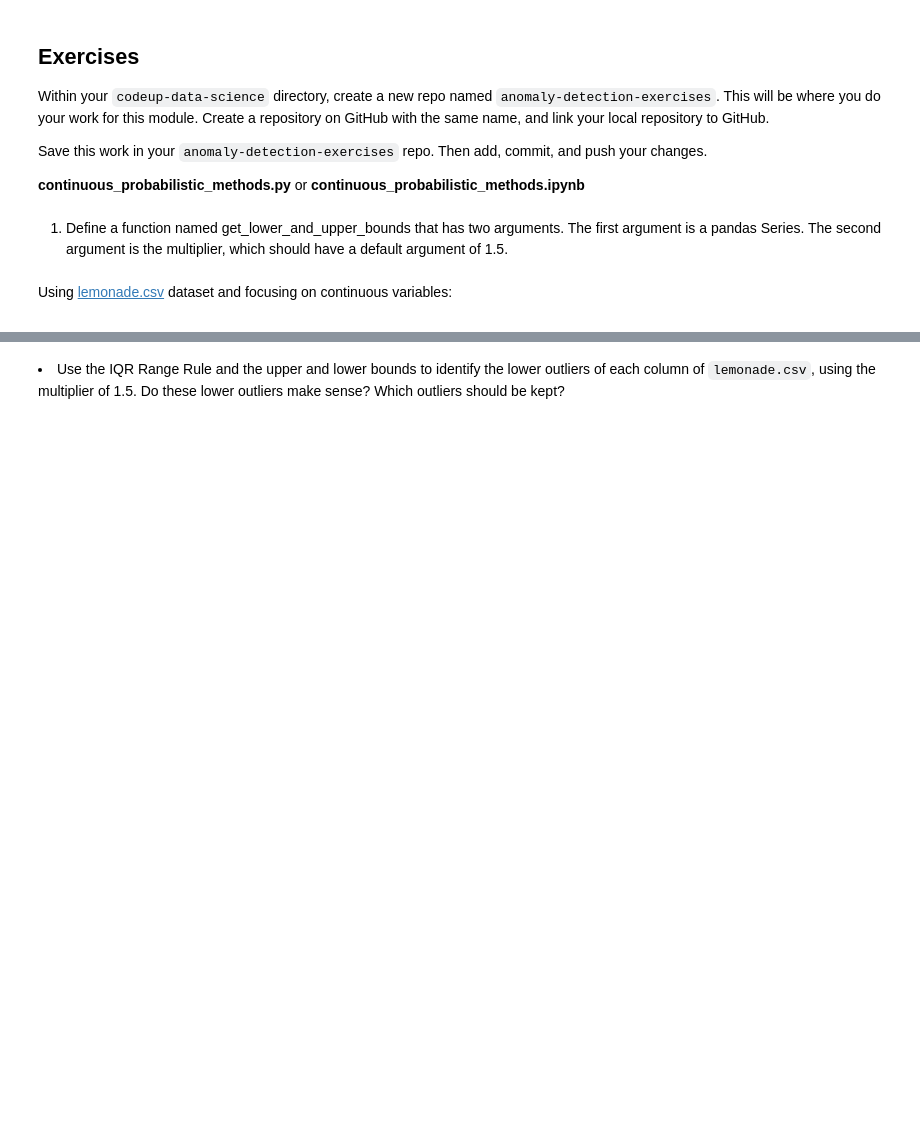
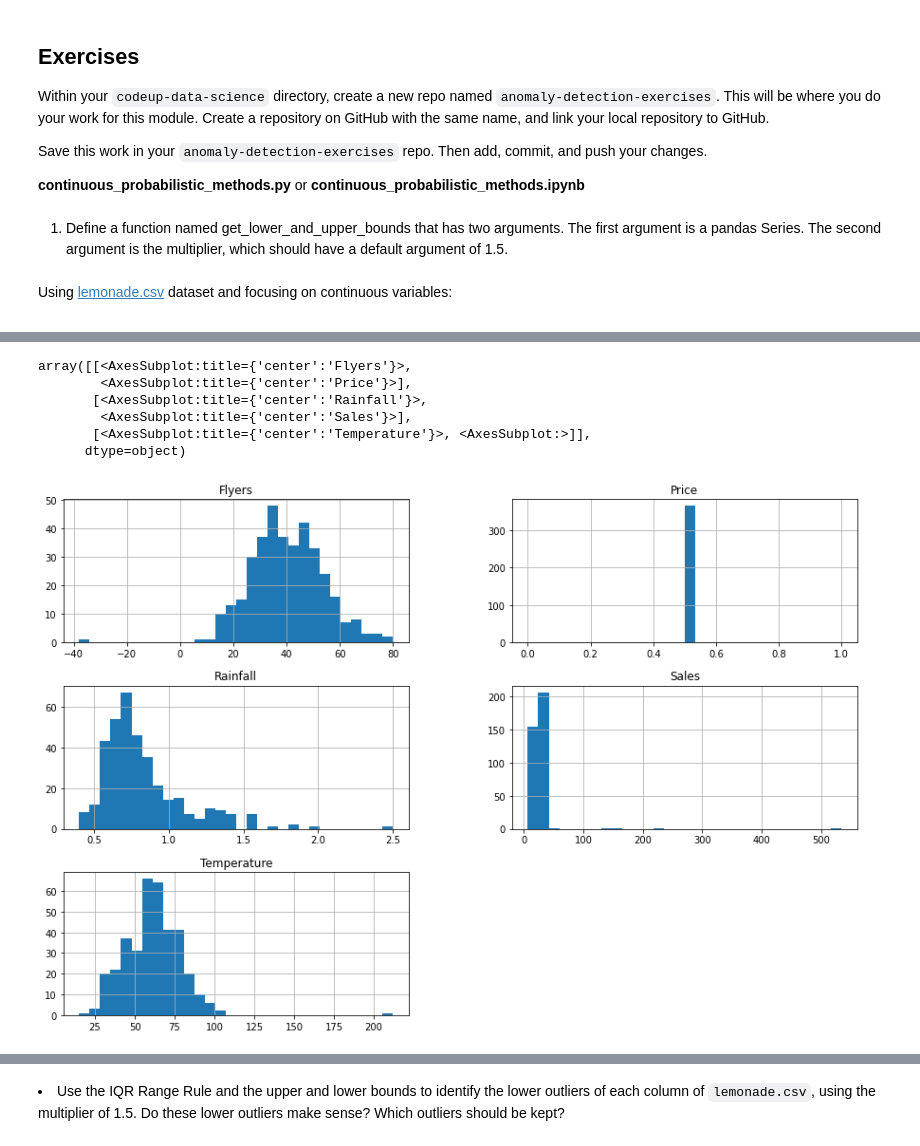
Before and after one commit to Jared-Godar/anomaly-detection-exercises, a Jupyter notebook: continuous_probabilistic_methods_exercises.ipynb, the cells around one changed output, grey strips where cells are left out. Cells and saved outputs as stored; diff of their text form; code cells hidden in the pictures; blank space fills up the shorter version.

```diff
--- a/continuous_probabilistic_methods_exercises.ipynb
+++ b/continuous_probabilistic_methods_exercises.ipynb
@@ -8,3 +22,5 @@
 # %% [markdown]
 <p>Using <a href="https://gist.githubusercontent.com/ryanorsinger/19bc7eccd6279661bd13307026628ace/raw/e4b5d6787015a4782f96cad6d1d62a8bdbac54c7/lemonade.csv">lemonade.csv</a> dataset and focusing on continuous variables:</p>
 <ul>
+# %%
+df = pd.read_csv('lemonade.csv')
@@ -10,0 +59,10 @@
+# %%
+df.hist(bins=30, figsize=(15,10))
+# %% [output]
+array([[<AxesSubplot:title={'center':'Flyers'}>,
+        <AxesSubplot:title={'center':'Price'}>],
+       [<AxesSubplot:title={'center':'Rainfall'}>,
+        <AxesSubplot:title={'center':'Sales'}>],
+       [<AxesSubplot:title={'center':'Temperature'}>, <AxesSubplot:>]],
+      dtype=object)
+[figure, added]
```
Also changed, not shown: parts of 58 cells of this notebook, 1 other file.
